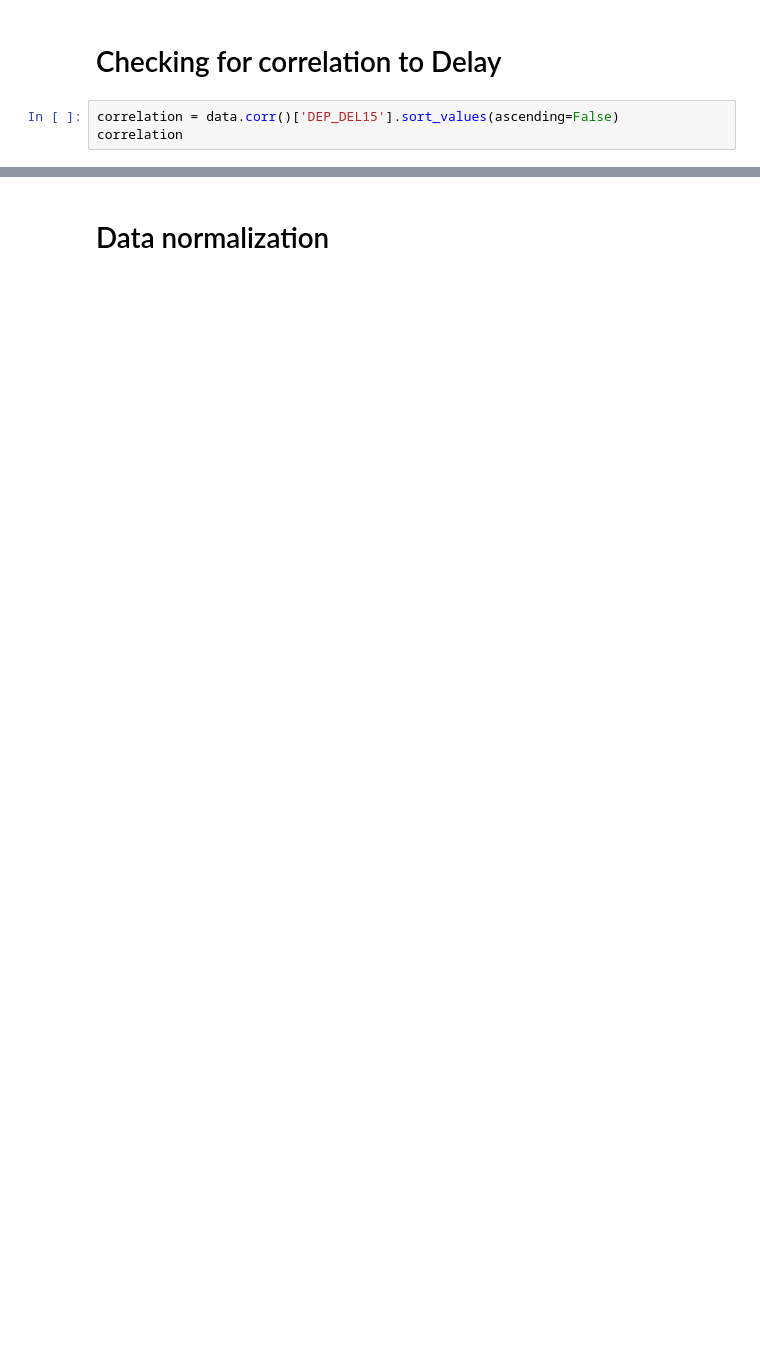
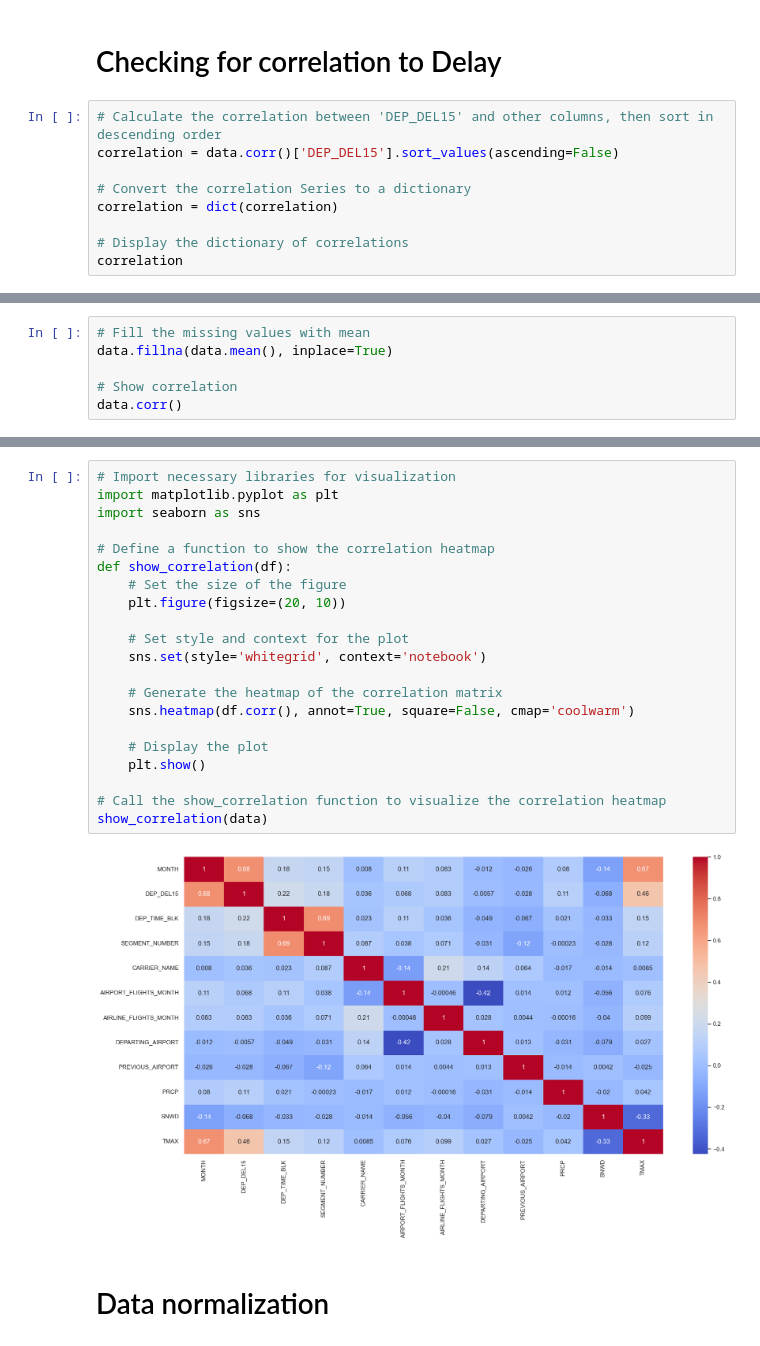
Before and after one commit to 4ydogan/airline-delays-predict, a Jupyter notebook: delay-predict.ipynb, the cells around one changed output, grey strips where cells are left out. Drawn from its saved outputs; the diff is of its cells as text; blank space fills up the shorter version.

```diff
--- a/delay-predict.ipynb
+++ b/delay-predict.ipynb
@@ -107,6 +122,12 @@ data.describe().T
 # %% [markdown]
 # Checking for correlation to Delay
 # %%
+# Calculate the correlation between 'DEP_DEL15' and other columns, then sort in descending order
 correlation = data.corr()['DEP_DEL15'].sort_values(ascending=False)
+
+# Convert the correlation Series to a dictionary
+correlation = dict(correlation)
+
+# Display the dictionary of correlations
 correlation
 # %% [output]
@@ -133,0 +246,6 @@ data.shape
+# %%
+# Fill the missing values with mean
+data.fillna(data.mean(), inplace=True)
+
+# Show correlation
+data.corr()
@@ -134,2 +266,25 @@ data.shape
+# %%
+# Import necessary libraries for visualization
+import matplotlib.pyplot as plt
+import seaborn as sns
+
+# Define a function to show the correlation heatmap
+def show_correlation(df):
+    # Set the size of the figure
+    plt.figure(figsize=(20, 10))
+
+    # Set style and context for the plot
+    sns.set(style='whitegrid', context='notebook')
+
+    # Generate the heatmap of the correlation matrix
+    sns.heatmap(df.corr(), annot=True, square=False, cmap='coolwarm')
+
+    # Display the plot
+    plt.show()
+
+# Call the show_correlation function to visualize the correlation heatmap
+show_correlation(data)
+# %% [output]
+[figure, added]
 # %% [markdown]
 # Data normalization
```
Also changed, not shown: parts of 28 cells of this notebook, 3 other files.
